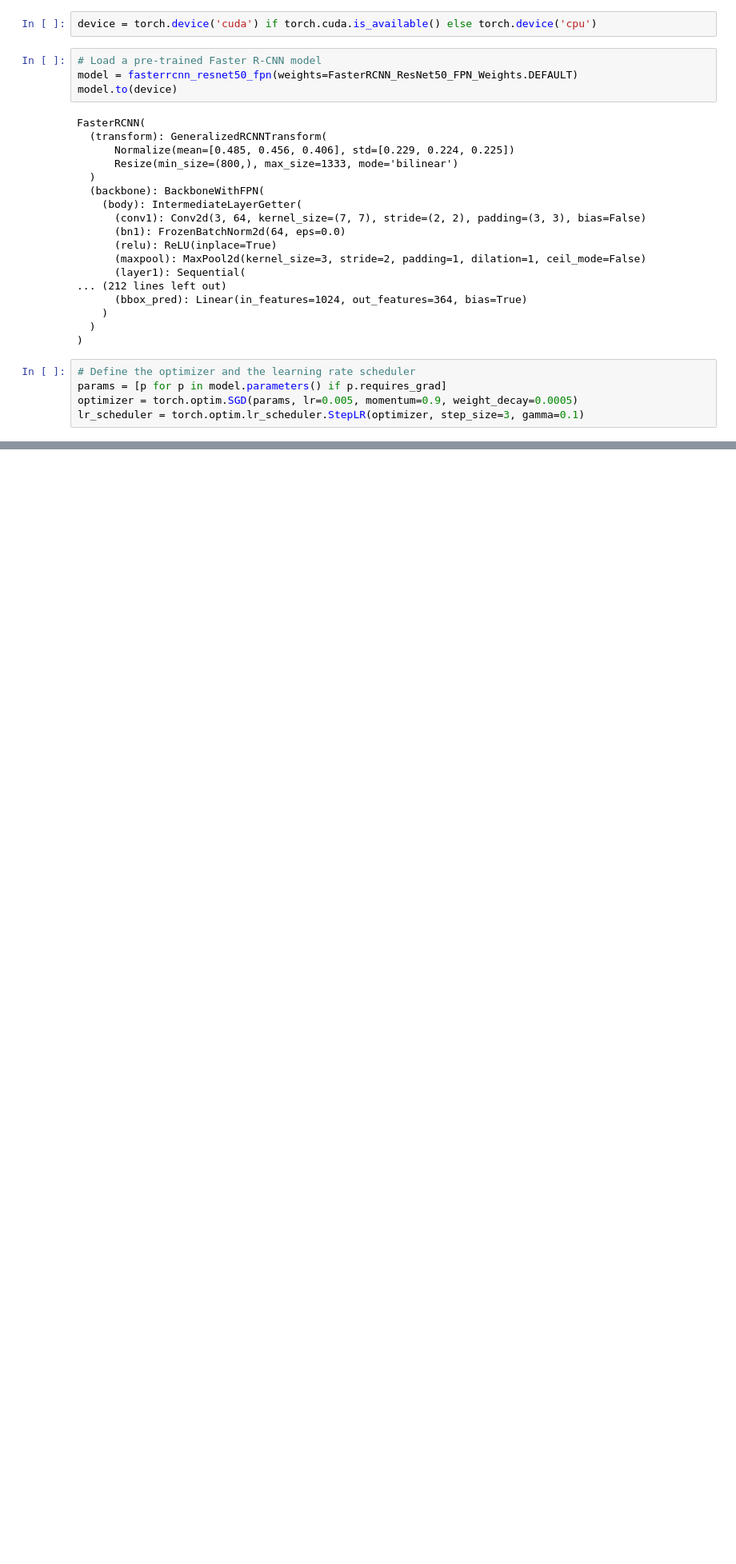
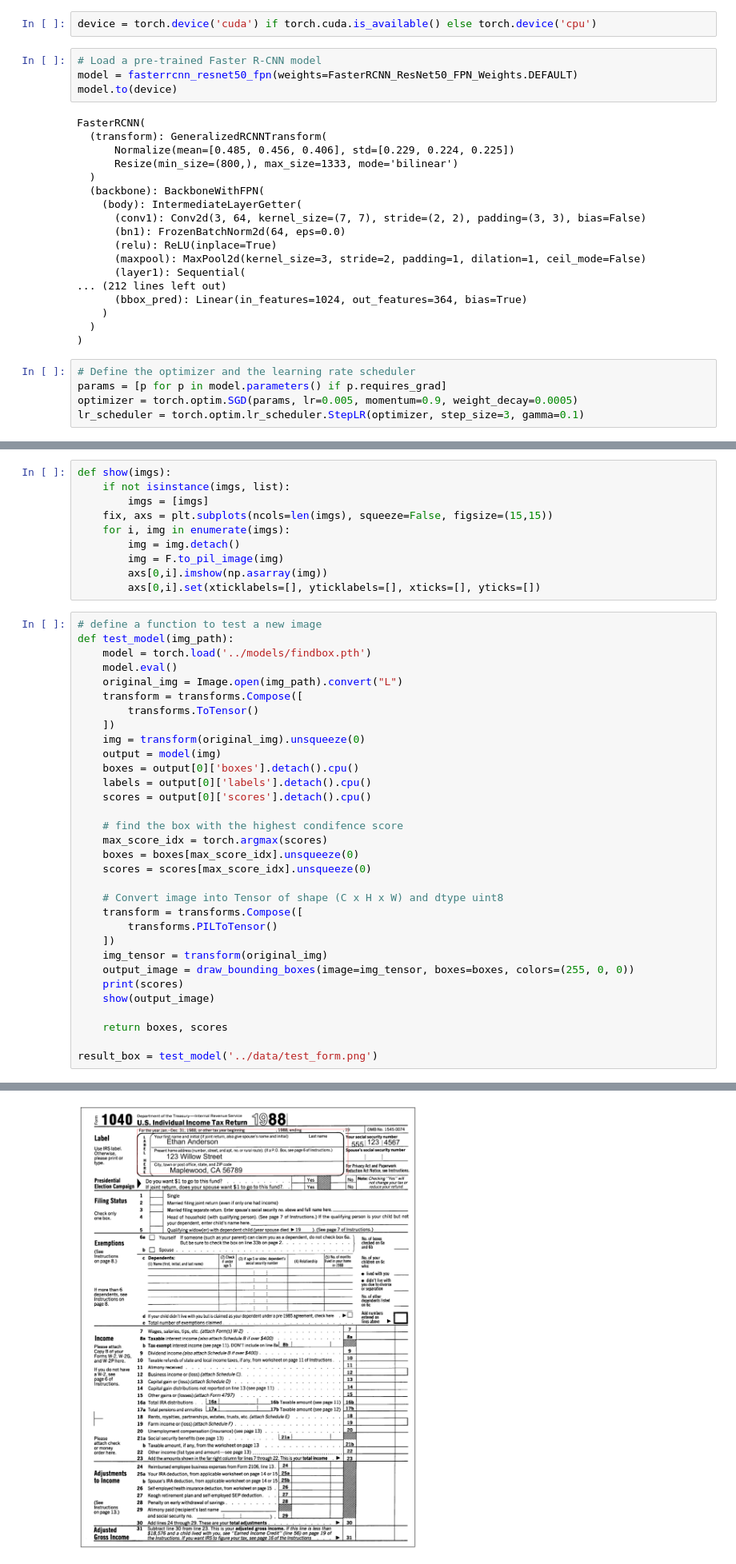
Before and after one commit to ericyu049/form-ocr, a Jupyter notebook: notebooks/train-model.ipynb, the cells around one changed output, grey strips where cells are left out. Shown at 80% size. Saved outputs shown, nothing was run; the diff lists cells and outputs as text; blank space fills up the shorter version.

Commit message:
test model

```diff
--- a/notebooks/train-model.ipynb
+++ b/notebooks/train-model.ipynb
@@ -180,0 +152,43 @@ AttributeError: 'list' object has no attribute 'values'
+# %%
+def show(imgs):
+    if not isinstance(imgs, list):
+        imgs = [imgs]
+    fix, axs = plt.subplots(ncols=len(imgs), squeeze=False, figsize=(15,15))
+    for i, img in enumerate(imgs):
+        img = img.detach()
+        img = F.to_pil_image(img)
+        axs[0,i].imshow(np.asarray(img))
+        axs[0,i].set(xticklabels=[], yticklabels=[], xticks=[], yticks=[])
+# %%
+# define a function to test a new image
+def test_model(img_path):
+    model = torch.load('../models/findbox.pth')
+    model.eval()
+    original_img = Image.open(img_path).convert("L")
+    transform = transforms.Compose([
+        transforms.ToTensor()
+    ])
+    img = transform(original_img).unsqueeze(0)
+    output = model(img)
+    boxes = output[0]['boxes'].detach().cpu()
+    labels = output[0]['labels'].detach().cpu()
+    scores = output[0]['scores'].detach().cpu()
+
+    # find the box with the highest condifence score
+    max_score_idx = torch.argmax(scores)
+    boxes = boxes[max_score_idx].unsqueeze(0)
+    scores = scores[max_score_idx].unsqueeze(0)
+
+    # Convert image into Tensor of shape (C x H x W) and dtype uint8
+    transform = transforms.Compose([
+        transforms.PILToTensor()
+    ])
+    img_tensor = transform(original_img)
+    output_image = draw_bounding_boxes(image=img_tensor, boxes=boxes, colors=(255, 0, 0))
+    print(scores)
+    show(output_image)
+
+    return boxes, scores
+
+result_box = test_model('../data/test_form.png')
+# %% [output]
@@ -180,0 +196 @@ AttributeError: 'list' object has no attribute 'values'
+[figure, added]
```
Also changed, not shown: parts of 12 cells of this notebook, 4 other files.
